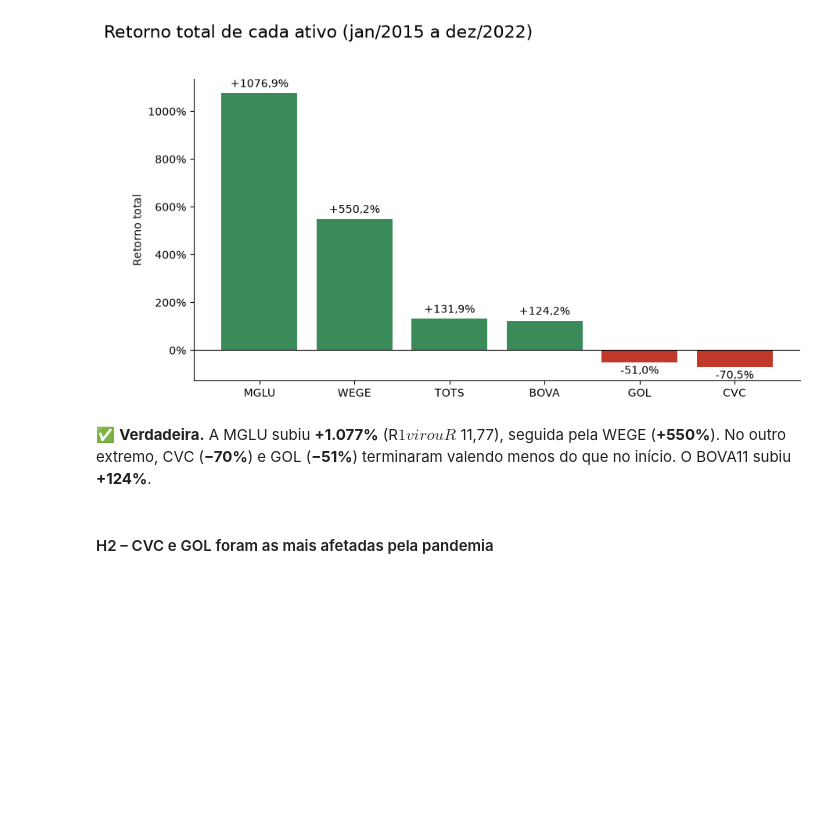
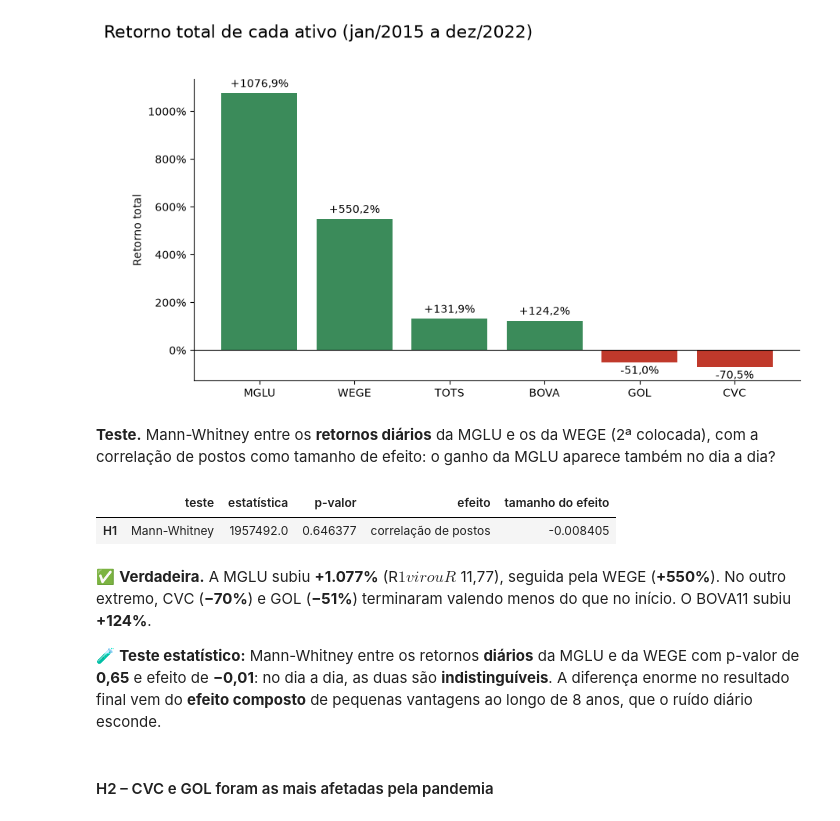
Before and after one commit to RafaelSilva89/Analise_do_Comportamento_da_Carteira_de_Acoes-Financas_parte_1, a Jupyter notebook: Notebooks/Análise do Comportamento da Carteira de Ações - Finanças parte 1 - v2.ipynb, the cells around one changed output. Cells and saved outputs as stored; diff of their text form; code cells hidden in the pictures; blank space fills up the shorter version.

```diff
--- a/Notebooks/Análise do Comportamento da Carteira de Ações - Finanças parte 1 - v2.ipynb
+++ b/Notebooks/Análise do Comportamento da Carteira de Ações - Finanças parte 1 - v2.ipynb
@@ -308,8 +333,18 @@ plot_barras_retorno(total, 'Retorno total de cada ativo (jan/2015 a dez/2022)',
                     ylabel='Retorno total')
 # %% [output]
 [figure]
+# %% [markdown]
+**Teste.** Mann-Whitney entre os **retornos diários** da MGLU e os da WEGE (2ª colocada), com a correlação de postos como tamanho de efeito: o ganho da MGLU aparece também no dia a dia?
+# %%
+retornos_diarios = precos.pct_change().dropna()
+pd.Series(teste_mann_whitney(retornos_diarios['MGLU'], retornos_diarios['WEGE'])).to_frame('H1').T
+# %% [output]
+|  | teste | estatística | p-valor | efeito | tamanho do efeito |
+| H1 | Mann-Whitney | 1957492.0 | 0.646377 | correlação de postos | -0.008405 |
 # %% [markdown]
 ✅ **Verdadeira.** A MGLU subiu **+1.077%** (R$ 1 virou R$ 11,77), seguida pela WEGE (**+550%**). No outro extremo, CVC (**−70%**) e GOL (**−51%**) terminaram valendo menos do que no início. O BOVA11 subiu **+124%**.
+
+🧪 **Teste estatístico:** Mann-Whitney entre os retornos **diários** da MGLU e da WEGE com p-valor de **0,65** e efeito de **−0,01**: no dia a dia, as duas são **indistinguíveis**. A diferença enorme no resultado final vem do **efeito composto** de pequenas vantagens ao longo de 8 anos, que o ruído diário esconde.
 # %% [markdown]
 #### H2 – CVC e GOL foram as mais afetadas pela pandemia
 # %%
```
Also changed, not shown: parts of 22 cells of this notebook, 4 other files.
